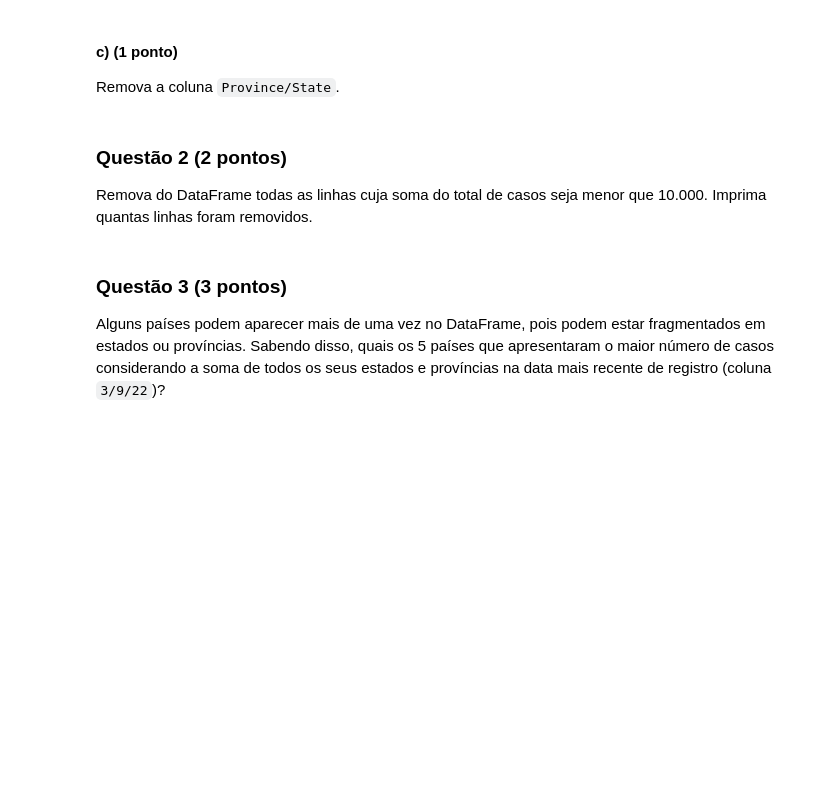
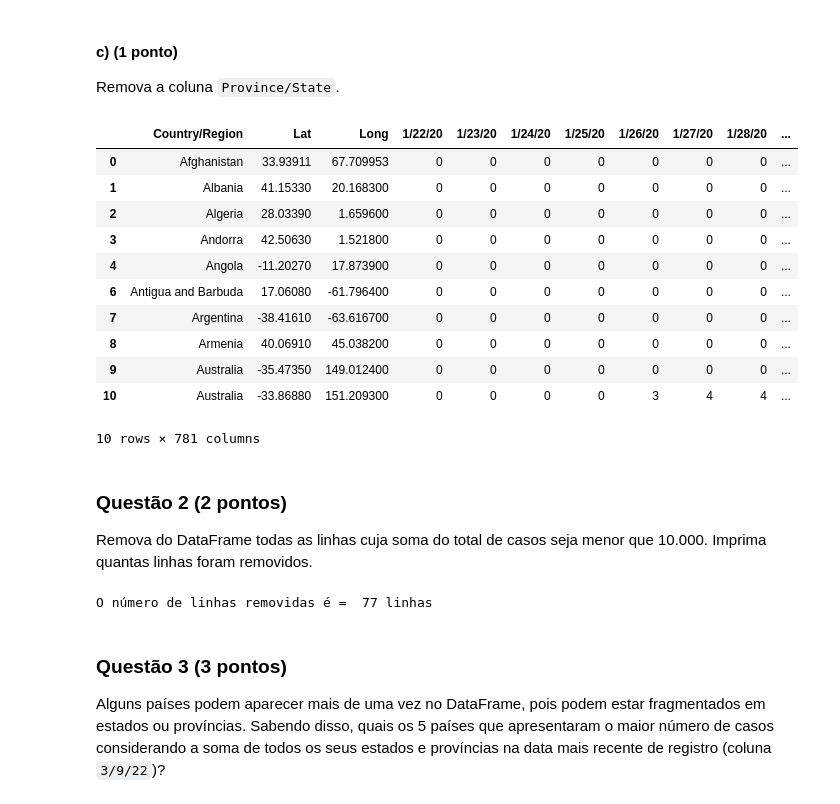
Before and after one commit to jpducatti/mba_data_science_usp, a Jupyter notebook: programacao_ciencia_dados/pcd_avaliacao_final/Avaliacao Final.ipynb, the cells around one changed output. Drawn from its saved outputs; the diff is of its cells as text; code cells hidden in the pictures; blank space fills up the shorter version.

```diff
--- a/programacao_ciencia_dados/pcd_avaliacao_final/Avaliacao Final.ipynb
+++ b/programacao_ciencia_dados/pcd_avaliacao_final/Avaliacao Final.ipynb
@@ -25,3 +42,7 @@ Carregue o arquivo "covid.csv" e armazena em um DataFrame. Imprima as 10 primeir
 # %% [markdown]
 #### b) (0.5 pontos)
 Elimine a linha de índice 5 do DataFrame referente ao país ('Country/Region') `Antarctica`.
+# %%
+df_2 = df.drop([5],axis=0) #removendo a linhda de index 5
+
+df_2.head(10)
@@ -28,9 +62,42 @@ Elimine a linha de índice 5 do DataFrame referente ao país ('Country/Region')
 # %% [markdown]
 #### c) (1 ponto)
 Remova a coluna `Province/State`.
+# %%
+#removendo a coluna especificada
+df_drop_prov = df_2.drop(['Province/State'],axis = 1)
+
+df_drop_prov.head(10)
+# %% [output]
+|  | Country/Region | Lat | Long | 1/22/20 | 1/23/20 | 1/24/20 | 1/25/20 | 1/26/20 | 1/27/20 | 1/28/20 | ... |
+| 0 | Afghanistan | 33.93911 | 67.709953 | 0 | 0 | 0 | 0 | 0 | 0 | 0 | ... |
+| 1 | Albania | 41.15330 | 20.168300 | 0 | 0 | 0 | 0 | 0 | 0 | 0 | ... |
+| 2 | Algeria | 28.03390 | 1.659600 | 0 | 0 | 0 | 0 | 0 | 0 | 0 | ... |
+| 3 | Andorra | 42.50630 | 1.521800 | 0 | 0 | 0 | 0 | 0 | 0 | 0 | ... |
+| 4 | Angola | -11.20270 | 17.873900 | 0 | 0 | 0 | 0 | 0 | 0 | 0 | ... |
+| 6 | Antigua and Barbuda | 17.06080 | -61.796400 | 0 | 0 | 0 | 0 | 0 | 0 | 0 | ... |
+| 7 | Argentina | -38.41610 | -63.616700 | 0 | 0 | 0 | 0 | 0 | 0 | 0 | ... |
+| 8 | Armenia | 40.06910 | 45.038200 | 0 | 0 | 0 | 0 | 0 | 0 | 0 | ... |
+| 9 | Australia | -35.47350 | 149.012400 | 0 | 0 | 0 | 0 | 0 | 0 | 0 | ... |
+| 10 | Australia | -33.86880 | 151.209300 | 0 | 0 | 0 | 0 | 3 | 4 | 4 | ... |
+10 rows × 781 columns
 # %% [markdown]
 ### Questão 2 (2 pontos)
 Remova do DataFrame todas as linhas cuja soma do total de casos seja menor que 10.000. Imprima quantas linhas foram removidos.
+# %%
+# Reutilizando o dataframe resultante do exericio 1C
+# Encontrando as linhas onde os casos acumulados e totais
+# são menores que 10.000
+# Criando uma mask com as linhas com soma de casos menor
+# que 10.000
+mask = (df_drop_prov[df_drop_prov.columns[-1]] < 10000)
+
+# Criando dataframe que não contenha linhas com soma de
+# casos menor que 10.000
+df_drop_rows = df_drop_prov[mask == False]
+
+print('O número de linhas removidas é = ',len(df_drop_prov[mask]), 'linhas')
+# %% [output]
+O número de linhas removidas é =  77 linhas
 # %% [markdown]
 ### Questão 3 (3 pontos)
 Alguns países podem aparecer mais de uma vez no DataFrame, pois podem estar fragmentados em estados ou províncias. Sabendo disso, quais os 5 países que apresentaram o maior número de casos considerando a soma de todos os seus estados e províncias na data mais recente de registro (coluna `3/9/22`)?
```
Also changed, not shown: parts of 6 cells of this notebook, 4 other files.
